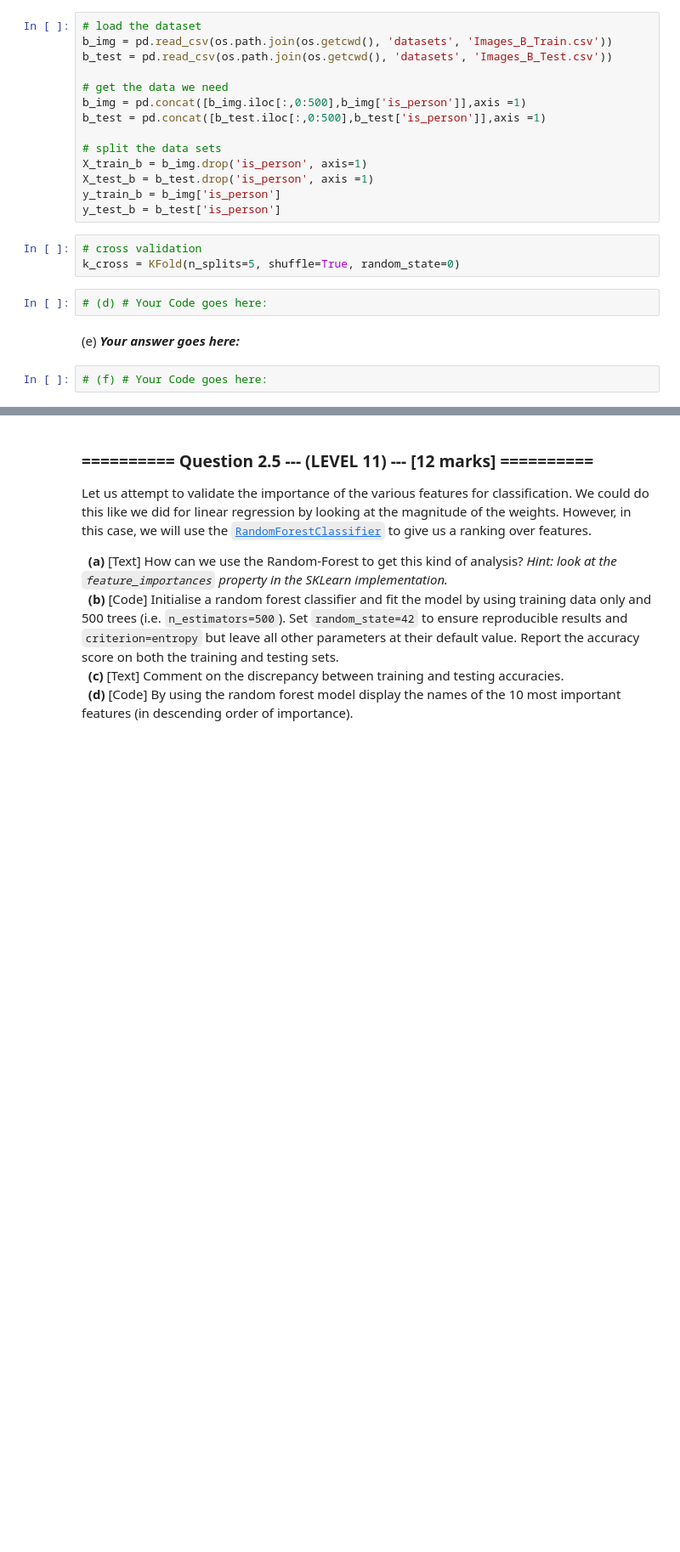
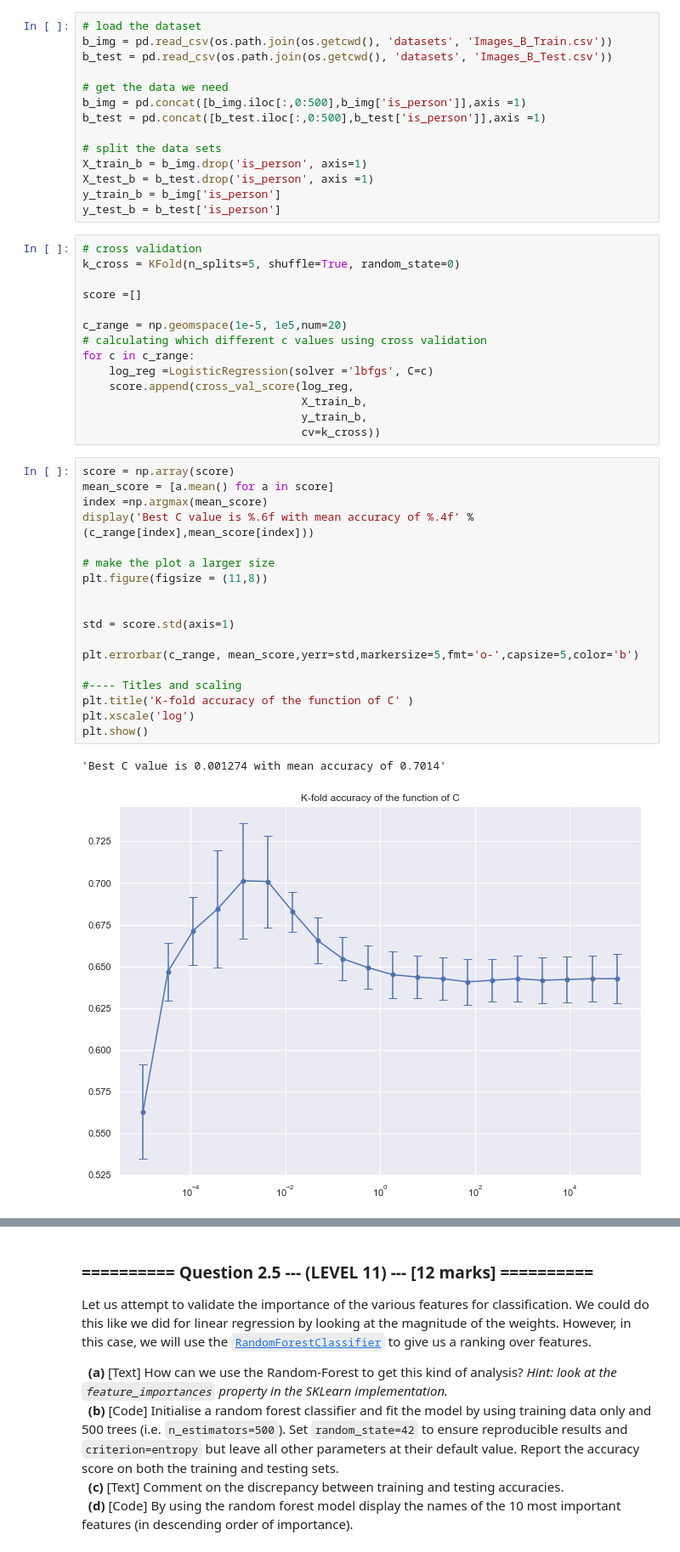
Before and after one commit to aadulan/iaml2018, a Jupyter notebook: Assignments/03_A_ObjectRecognition.ipynb, the cells around one changed output, grey strips where cells are left out. Shown at 85% size. Cells and saved outputs as stored; diff of their text form; blank space fills up the shorter version.

```diff
--- a/Assignments/03_A_ObjectRecognition.ipynb
+++ b/Assignments/03_A_ObjectRecognition.ipynb
@@ -472,12 +472,38 @@ X_train_b = b_img.drop('is_person', axis=1)
 X_test_b = b_test.drop('is_person', axis =1)
 y_train_b = b_img['is_person']
 y_test_b = b_test['is_person']
-# %%
-# cross validation
-k_cross = KFold(n_splits=5, shuffle=True, random_state=0)
-# %%
-# (d) # Your Code goes here:
-# %% [markdown]
-(e) ***Your answer goes here:***
-# %%
-# (f) # Your Code goes here:
+# %%
+# cross validation
+k_cross = KFold(n_splits=5, shuffle=True, random_state=0)
+
+score =[]
+
+c_range = np.geomspace(1e-5, 1e5,num=20)
+# calculating which different c values using cross validation
+for c in c_range:
+    log_reg =LogisticRegression(solver ='lbfgs', C=c)
+    score.append(cross_val_score(log_reg,
+                                 X_train_b,
+                                 y_train_b,
+                                 cv=k_cross))
+# %%
+score = np.array(score)
+mean_score = [a.mean() for a in score]
+index =np.argmax(mean_score)
+display('Best C value is %.6f with mean accuracy of %.4f' %(c_range[index],mean_score[index]))
+
+# make the plot a larger size
+plt.figure(figsize = (11,8))
+
+
+std = score.std(axis=1)
+
+plt.errorbar(c_range, mean_score,yerr=std,markersize=5,fmt='o-',capsize=5,color='b')
+
+#---- Titles and scaling
+plt.title('K-fold accuracy of the function of C' )
+plt.xscale('log')
+plt.show()
+# %% [output]
+'Best C value is 0.001274 with mean accuracy of 0.7014'
+[figure, added]
```
Also changed, not shown: parts of 3 cells of this notebook.
